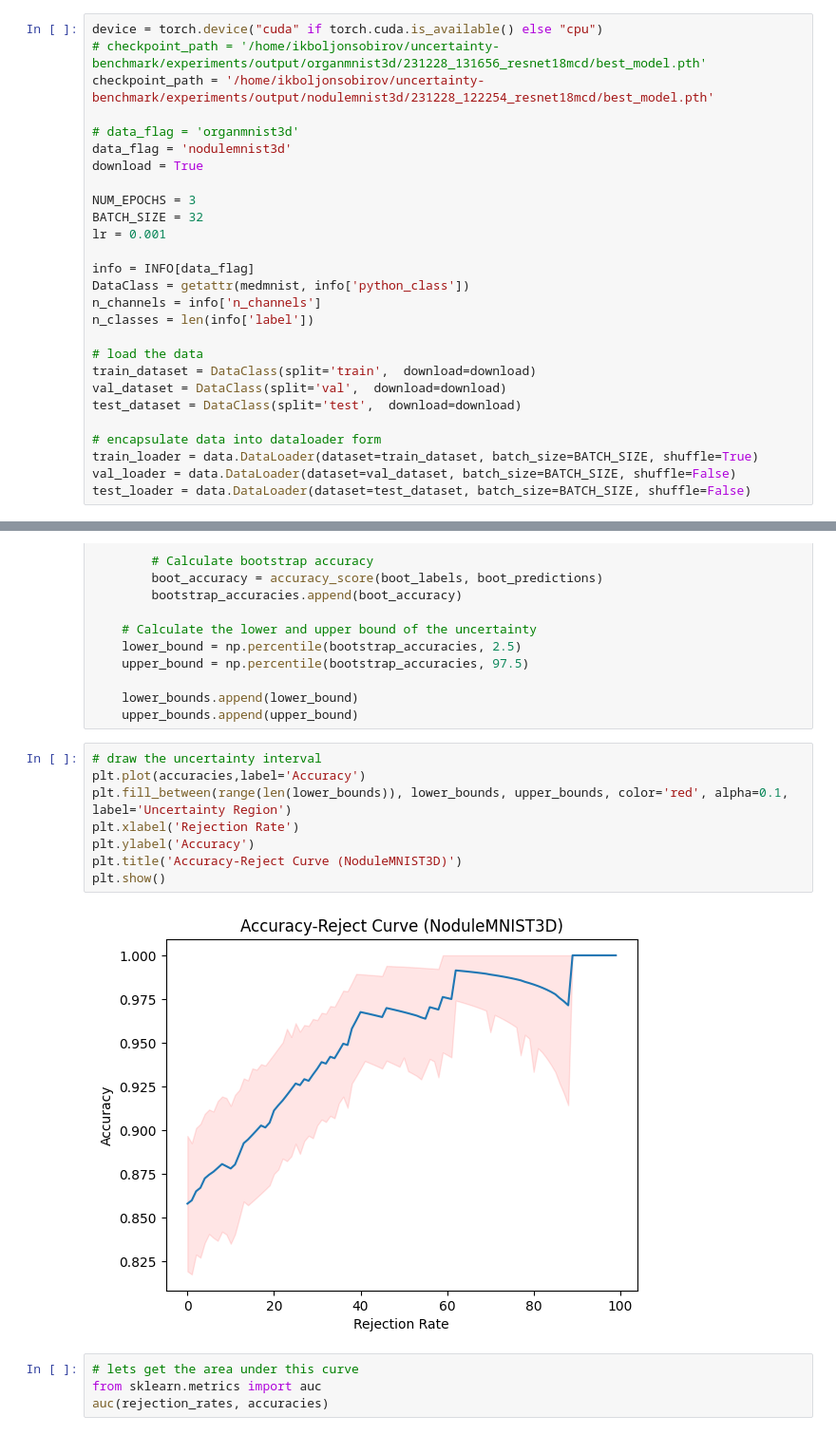
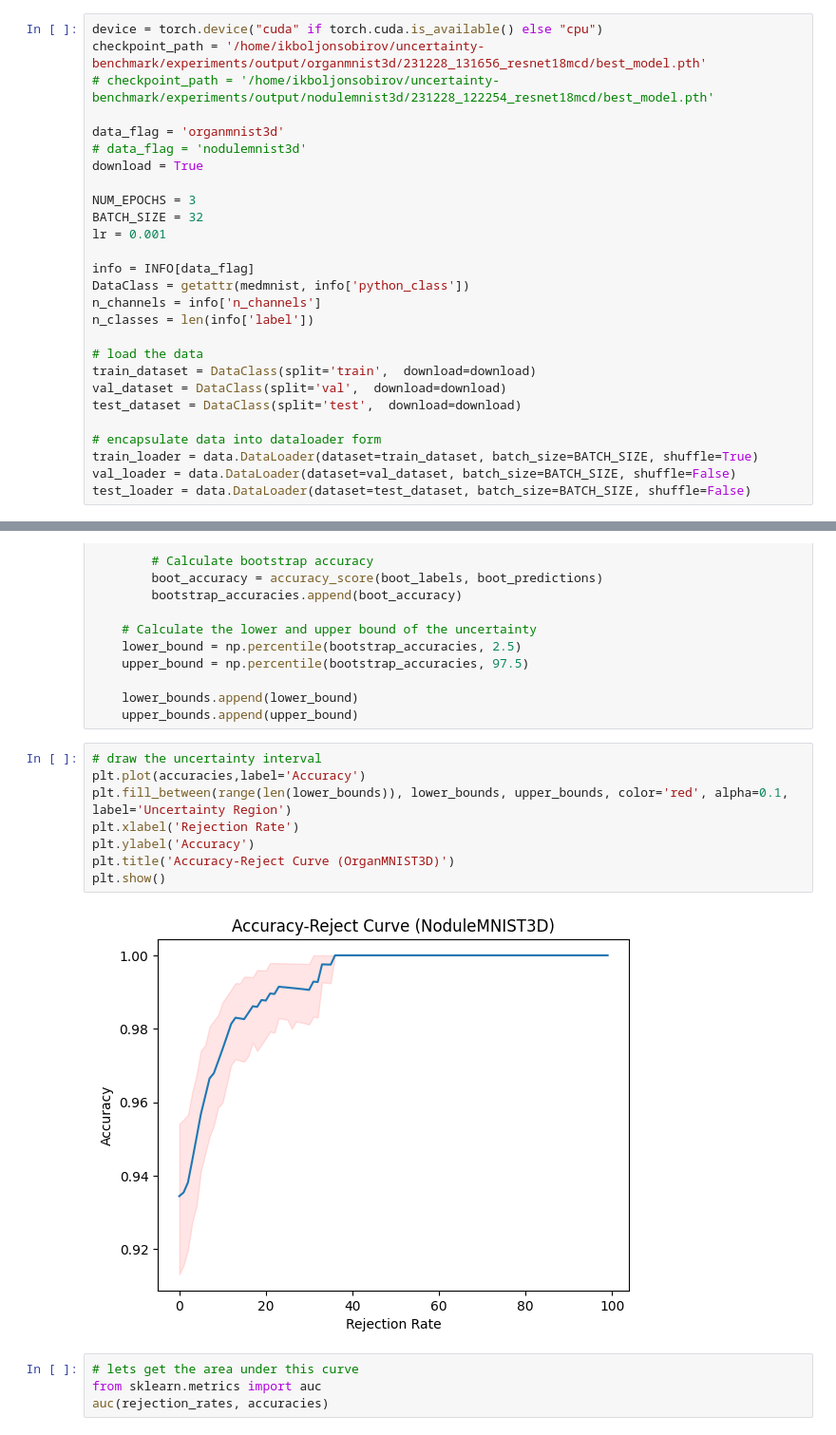
Before and after one commit to ikboljon/uncertainty_benchmark, a Jupyter notebook: experiments/notebooks/mcdropout.ipynb, the cells around one changed output, grey strips where cells are left out. Shown at 95% size. Cells and saved outputs as stored; diff of their text form.

```diff
--- a/experiments/notebooks/mcdropout.ipynb
+++ b/experiments/notebooks/mcdropout.ipynb
@@ -26,11 +26,11 @@ os.environ["CUDA_DEVICE_ORDER"] = "PCI_BUS_ID"
 os.environ["CUDA_VISIBLE_DEVICES"] = "2"
 # %%
 device = torch.device("cuda" if torch.cuda.is_available() else "cpu")
-# checkpoint_path = '/home/ikboljonsobirov/uncertainty-benchmark/experiments/output/organmnist3d/231228_131656_resnet18mcd/best_model.pth'
-checkpoint_path = '/home/ikboljonsobirov/uncertainty-benchmark/experiments/output/nodulemnist3d/231228_122254_resnet18mcd/best_model.pth'
+checkpoint_path = '/home/ikboljonsobirov/uncertainty-benchmark/experiments/output/organmnist3d/231228_131656_resnet18mcd/best_model.pth'
+# checkpoint_path = '/home/ikboljonsobirov/uncertainty-benchmark/experiments/output/nodulemnist3d/231228_122254_resnet18mcd/best_model.pth'
 
-# data_flag = 'organmnist3d'
-data_flag = 'nodulemnist3d'
+data_flag = 'organmnist3d'
+# data_flag = 'nodulemnist3d'
 download = True
 
 NUM_EPOCHS = 3
@@ -268,13 +278,13 @@ for rejection_rate in rejection_rates:
 # %%
 # draw the uncertainty interval
 plt.plot(accuracies,label='Accuracy')
 plt.fill_between(range(len(lower_bounds)), lower_bounds, upper_bounds, color='red', alpha=0.1, label='Uncertainty Region')
 plt.xlabel('Rejection Rate')
 plt.ylabel('Accuracy')
-plt.title('Accuracy-Reject Curve (NoduleMNIST3D)')
+plt.title('Accuracy-Reject Curve (OrganMNIST3D)')
 plt.show()
 # %% [output]
-[figure, old version]
+[figure, new version]
 # %%
 # lets get the area under this curve
 from sklearn.metrics import auc
```
Also changed, not shown: parts of 8 cells of this notebook, 25 other files.
